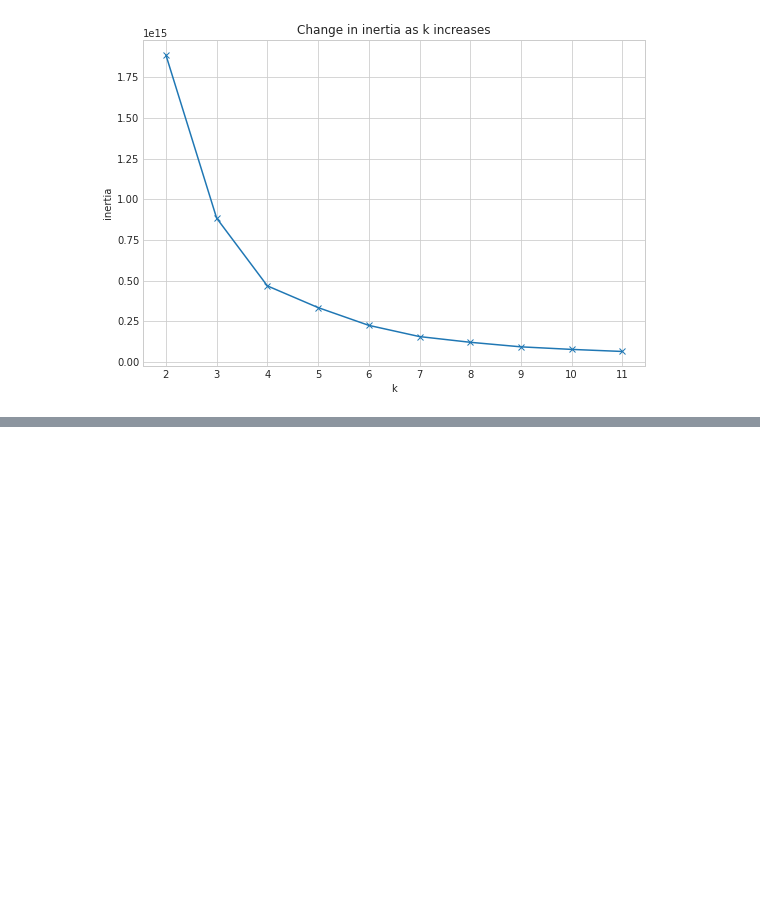
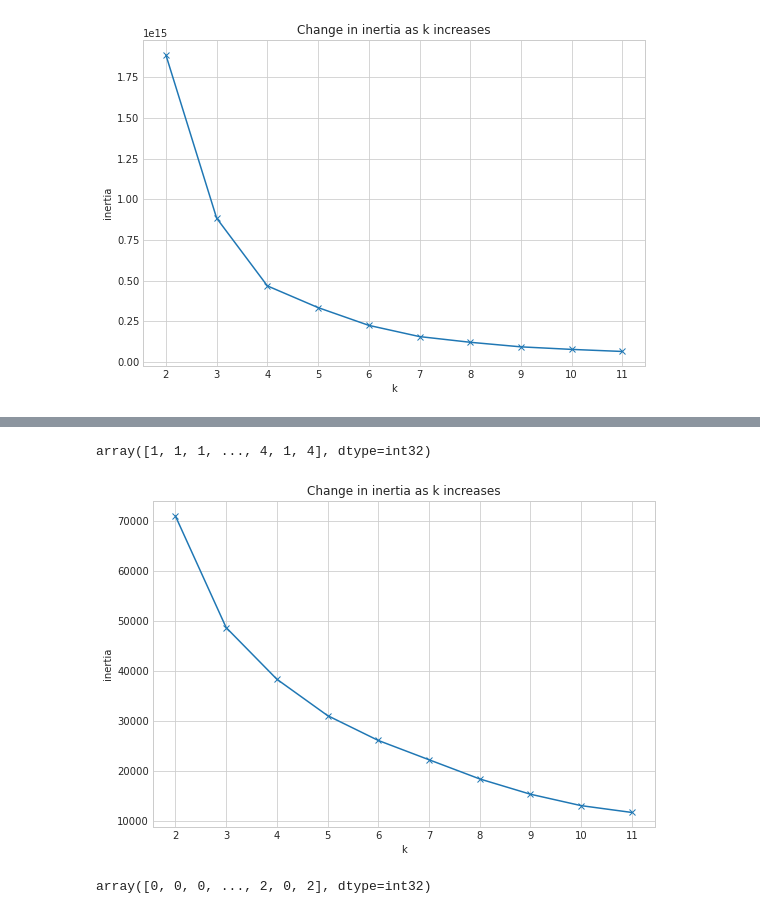
Before and after one commit to SKG-ZillowClusteringProject/zillow_clustering_project, a Jupyter notebook: notebooks/Lori.ipynb, the cells around one changed output, grey strips where cells are left out. Saved outputs shown, nothing was run; the diff lists cells and outputs as text; code cells hidden in the pictures; blank space fills up the shorter version.

```diff
--- a/notebooks/Lori.ipynb
+++ b/notebooks/Lori.ipynb
@@ -543,0 +729,4 @@ for ax, k in zip(axs.ravel(), range(2, 6)):
+# %%
+X2 = new[['property_quality', 'home_age']]
+scaler = StandardScaler().fit(X2)
+X2_scaled = pd.DataFrame(scaler.transform(X2), columns= X2.columns).set_index([X2.index.values])
@@ -543,0 +742,25 @@ for ax, k in zip(axs.ravel(), range(2, 6)):
+# %%
+from sklearn.cluster import KMeans
+kmeans = KMeans(n_clusters=5)
+kmeans.fit(X2_scaled)
+
+kmeans.predict(X2_scaled)
+# %% [output]
+array([1, 1, 1, ..., 4, 1, 4], dtype=int32)
+# %%
+with plt.style.context('seaborn-whitegrid'):
+    plt.figure(figsize=(9, 6))
+    pd.Series({k: KMeans(k).fit(X2_scaled).inertia_ for k in range(2, 12)}).plot(marker='x')
+    plt.xticks(range(2, 12))
+    plt.xlabel('k')
+    plt.ylabel('inertia')
+    plt.title('Change in inertia as k increases')
+# %% [output]
+[figure, added]
+# %%
+kmeans = KMeans(n_clusters=5)
+kmeans.fit(X2_scaled)
+
+kmeans.predict(X2_scaled)
+# %% [output]
+array([0, 0, 0, ..., 2, 0, 2], dtype=int32)
```
Also changed, not shown: parts of 71 cells of this notebook, 1 other file.
